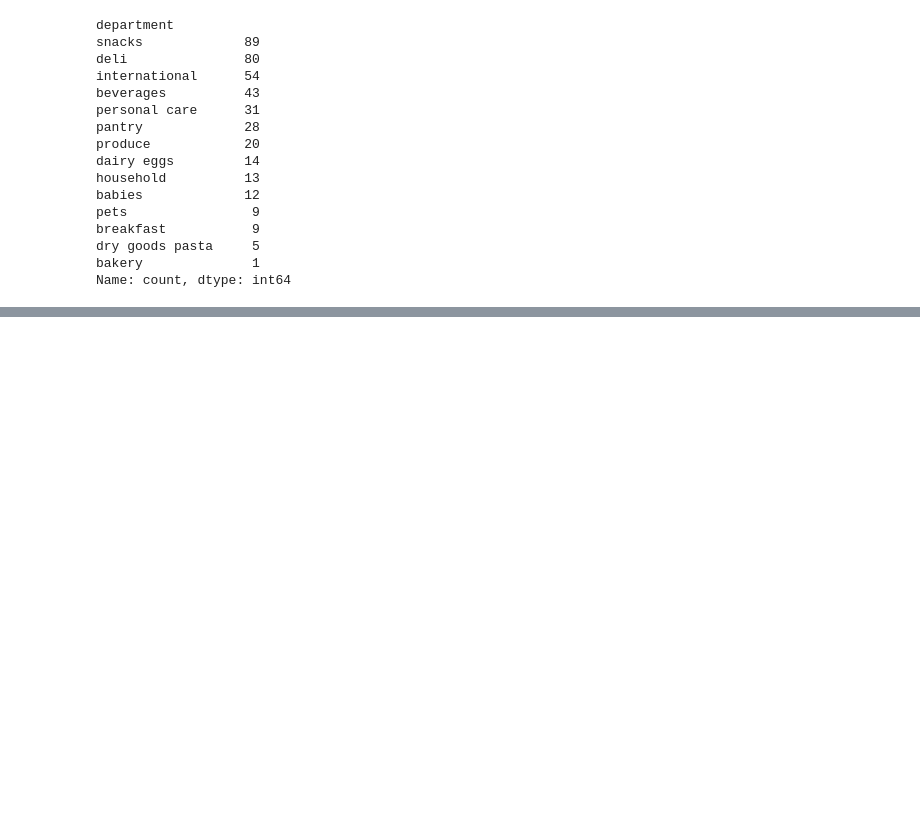
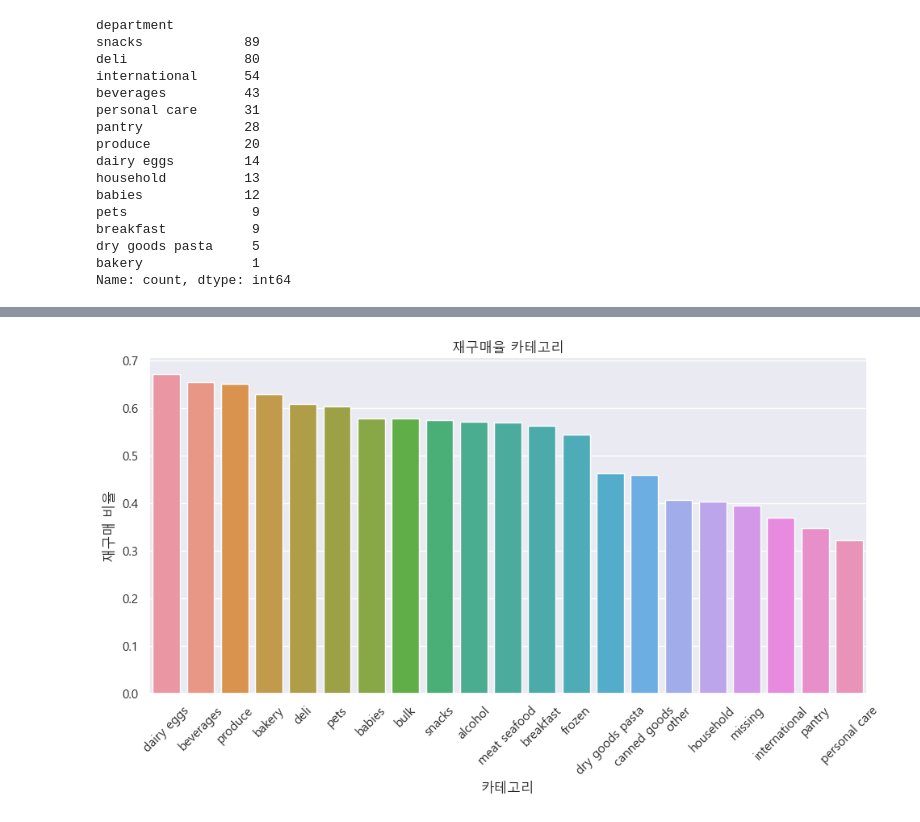
Before and after one commit to leejaesang6098/aiffel_study, a Jupyter notebook: 0925~dataton/0925_dataton.ipynb, the cells around one changed output, grey strips where cells are left out. Saved outputs shown, nothing was run; the diff lists cells and outputs as text; code cells hidden in the pictures; blank space fills up the shorter version.

```diff
--- a/0925~dataton/0925_dataton.ipynb
+++ b/0925~dataton/0925_dataton.ipynb
@@ -555,0 +580,9 @@ filtered_top_reorder_ratio
+# %%
+dpt_reorder_counts = df.groupby('department')['reordered'].agg(['sum', 'count'])
+dpt_reorder_counts.columns = ['reordered_count', 'total_count']
+
+dpt_reorder_counts['reorder_ratio'] = dpt_reorder_counts['reordered_count'] / dpt_reorder_counts['total_count']
+
+top_reorder_ratio = dpt_reorder_counts.sort_values(by='reorder_ratio', ascending=False)
+filtered_top_reorder_ratio = top_reorder_ratio[top_reorder_ratio['total_count'] >= 1000]
+filtered_top_reorder_ratio
@@ -556 +608,14 @@ filtered_top_reorder_ratio
+# %%
+plt.figure(figsize=(10, 6))
+
+sns.barplot(data=filtered_top_reorder_ratio, x=filtered_top_reorder_ratio.index, y='reorder_ratio')
+plt.title('재구매율 카테고리')
+plt.xlabel('카테고리')
+plt.ylabel('재구매 비율')
+plt.xticks(rotation=45)
+plt.tight_layout()
+
+plt.show()
+# %% [output]
+[figure, added]
 # %%
```
Also changed, not shown: parts of 6 cells of this notebook.
